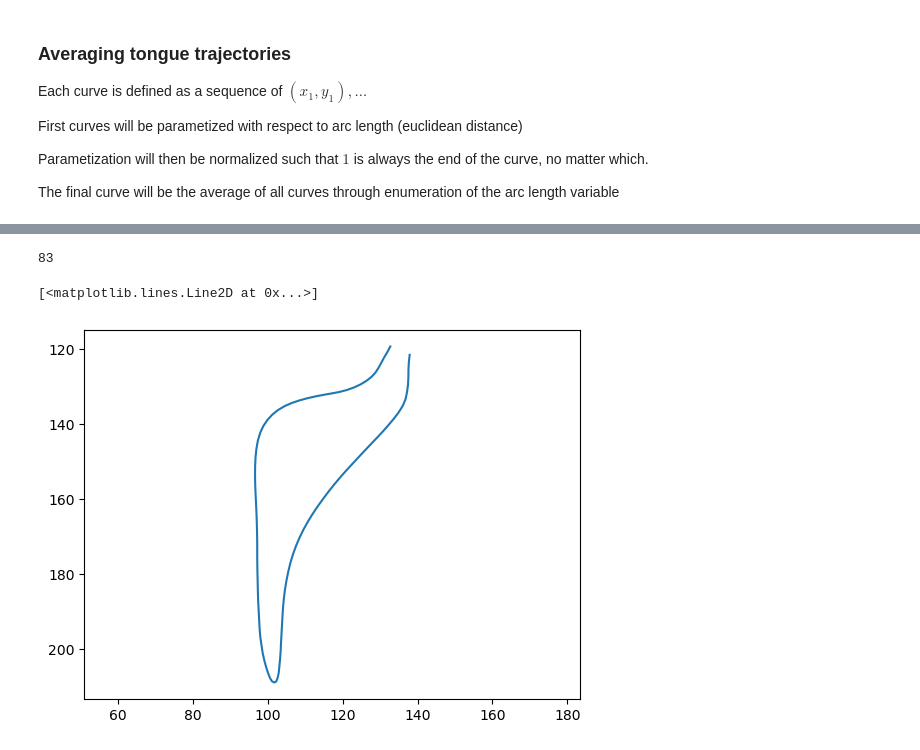
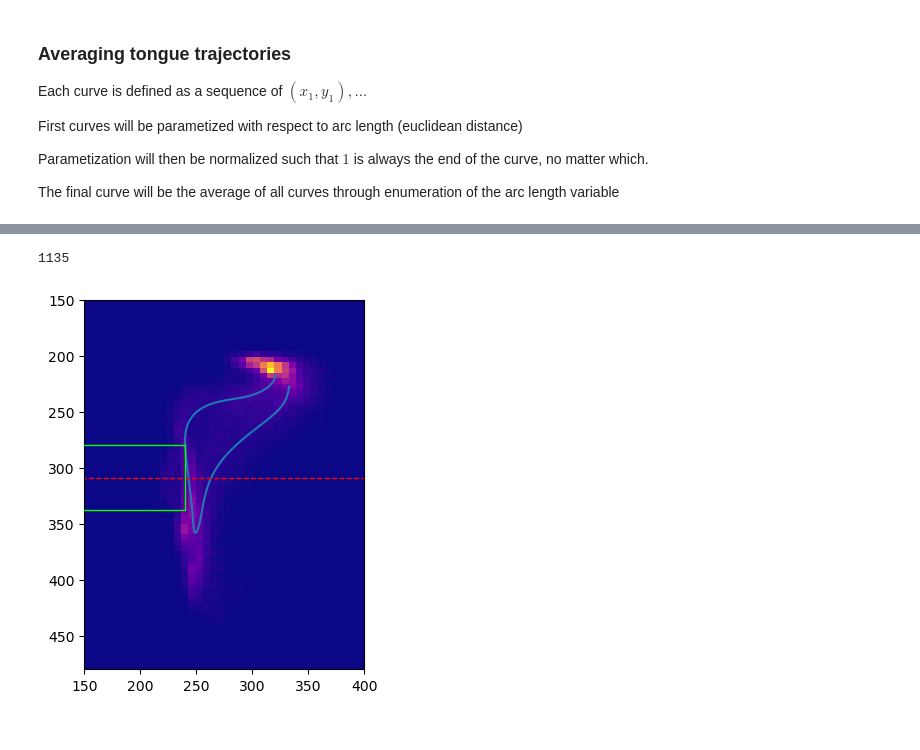
Before and after one commit to nonrice/lab-work, a Jupyter notebook: analysis/tongue_trajectory/tongue_trajectory.ipynb, the cells around one changed output, grey strips where cells are left out. Drawn from its saved outputs; the diff is of its cells as text; code cells hidden in the pictures.

```diff
--- a/analysis/tongue_trajectory/tongue_trajectory.ipynb
+++ b/analysis/tongue_trajectory/tongue_trajectory.ipynb
@@ -33,4 +42,4 @@ import numpy as np
 
 for i in range(len(coords)):
     if coords[i][0] < 50 or coords[i][1] < 90:
-        plt.imsave(f"problem_tongue_{i}.png", imgs[i][0])
+        plt.imsave(f"output/problem_tongue_{i}.png", imgs[i][0])
@@ -75,6 +105,8 @@ plt.gca().invert_yaxis()
 plt.axis("equal")
 for p in licks:
     x, y = np.column_stack(p)
-    if len(x) > 1:
-        plt.plot(x, y)
+    if len(x) > 4:
+        plt.plot(x*(640/256), y*(480/256), alpha=0.005)
+
+plot_feed_tube()
 # %% [output]
@@ -126,24 +164,21 @@ The final curve will be the average of all curves through enumeration of the arc
 import scipy
 
 def interp(p):
-    pp = [p[0]]
-    for i in range(1, len(p)):
-        if np.linalg.norm(np.array(p[i]) - np.array(pp[-1])) > 0.001:
-            pp.append(p[i])
-    p = pp
-
-    tck, u = scipy.interpolate.splprep(np.column_stack(p), s=0)
+    tck, u = scipy.interpolate.splprep(np.column_stack(p), s=0, k=3)
     t = np.linspace(0, 1, 100)  # Get 100 interpolated points
     x_new, y_new = scipy.interpolate.splev(t, tck)
-
     # Resulting interpolated trajectory (list of tuples)
     return list(zip(x_new, y_new))
 
 licks_p = []
 for i in range(len(licks)):
-    if len(licks[i]) > 3:
-        licks_p.append(interp(licks[i]))
+    #splprep cannot handle duplicate points
+    p = [licks[i][0]]
+    for j in range(1, len(licks[i])):
+        if np.linalg.norm(np.array(licks[i][j]) - np.array(p[-1])) > 0.001:
+            p.append(licks[i][j])
+    if len(p) > 3:
+        licks_p.append(interp(p))
 
-display("len", len(licks_p))
-#licks_p = [interp(p) for p in filter(lambda x : len(x) > 3, licks)]
+display(len(licks_p))
 # %% [output]
@@ -163,17 +198,19 @@ plt.plot(avg_p[:, 0], avg_p[:, 1])
 # %%
-
-licks_p_big = [p for p in licks_p if max(np.column_stack(p)[1])>200]
+licks_p_big = [p for p in licks_p if max(np.column_stack(p)[1])>164]
 display(len(licks_p_big))
 avg_p = np.mean(licks_p_big, axis=0)
-
 plt.gca().invert_yaxis()
-plt.axis('equal')
-
-plt.plot(avg_p[:, 0], avg_p[:, 1])
+#plt.axis('equal')
+plot_feed_tube()
+plt.plot(avg_p[:, 0]*(640/256), avg_p[:, 1]*(480/256))
+plt.imshow(heatmap.T, extent=[0, 640, 480, 0], origin='upper', cmap="plasma")
+plt.plot([0, 400], [309, 309], "r", linewidth=1, linestyle="--")
+plt.gca().set_xlim([150, 400])
+plt.gca().set_ylim([480, 150])
+plt.show()
 # %% [output]
-83
+1135
-[<matplotlib.lines.Line2D at 0x...>]
-[figure, old version]
+[figure, new version]
 # %%
 
 plt.gca().invert_yaxis()
```
Also changed, not shown: parts of 16 cells of this notebook, 12 other files.
